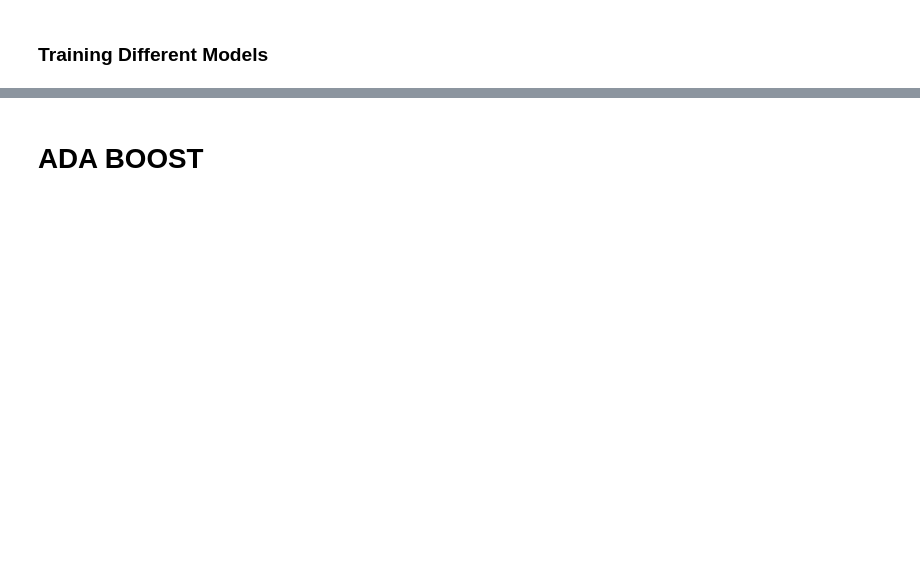
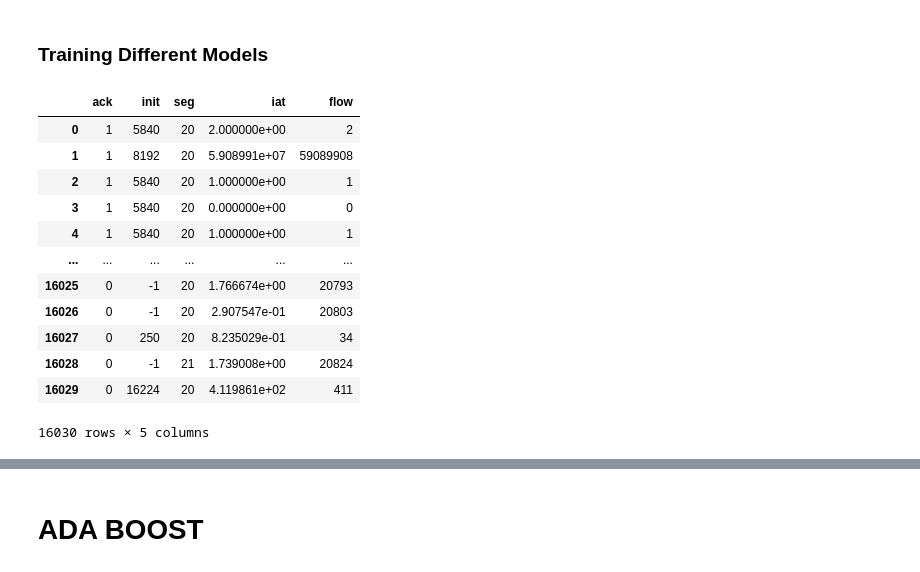
Before and after one commit to NielParekh/Detection-of-DDoS-attacks-on-Android-devices, a Jupyter notebook: second_cut.ipynb, the cells around one changed output, grey strips where cells are left out. Saved outputs shown, nothing was run; the diff lists cells and outputs as text; code cells hidden in the pictures; blank space fills up the shorter version.

```diff
--- a/second_cut.ipynb
+++ b/second_cut.ipynb
@@ -477,6 +463,22 @@ x_train
 xgb = XGBClassifier(scale_pos_weight=1)
 xgb_clf = xgb.fit(x_train,y_train)
 predictions_xgb = xgb_clf.predict(x_test)
+# %%
+x_train
+# %% [output]
+|  | ack | init | seg | iat | flow |
+| 0 | 1 | 5840 | 20 | 2.000000e+00 | 2 |
+| 1 | 1 | 8192 | 20 | 5.908991e+07 | 59089908 |
+| 2 | 1 | 5840 | 20 | 1.000000e+00 | 1 |
+| 3 | 1 | 5840 | 20 | 0.000000e+00 | 0 |
+| 4 | 1 | 5840 | 20 | 1.000000e+00 | 1 |
+| ... | ... | ... | ... | ... | ... |
+| 16025 | 0 | -1 | 20 | 1.766674e+00 | 20793 |
+| 16026 | 0 | -1 | 20 | 2.907547e-01 | 20803 |
+| 16027 | 0 | 250 | 20 | 8.235029e-01 | 34 |
+| 16028 | 0 | -1 | 21 | 1.739008e+00 | 20824 |
+| 16029 | 0 | 16224 | 20 | 4.119861e+02 | 411 |
+16030 rows × 5 columns
 # %%
 from sklearn.metrics import classification_report
 print(classification_report(y_test,predictions_xgb))
```
Also changed, not shown: parts of 32 cells of this notebook.
